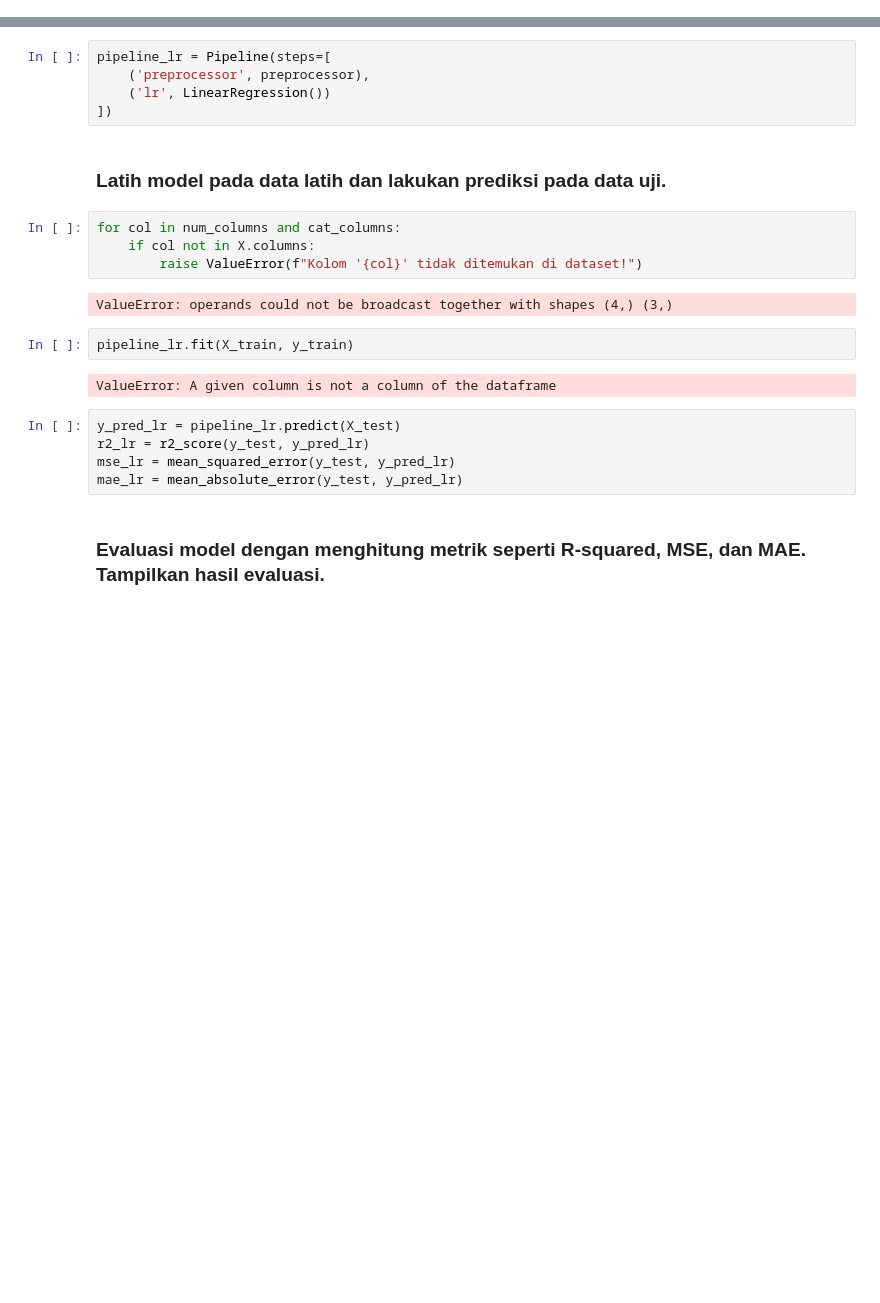
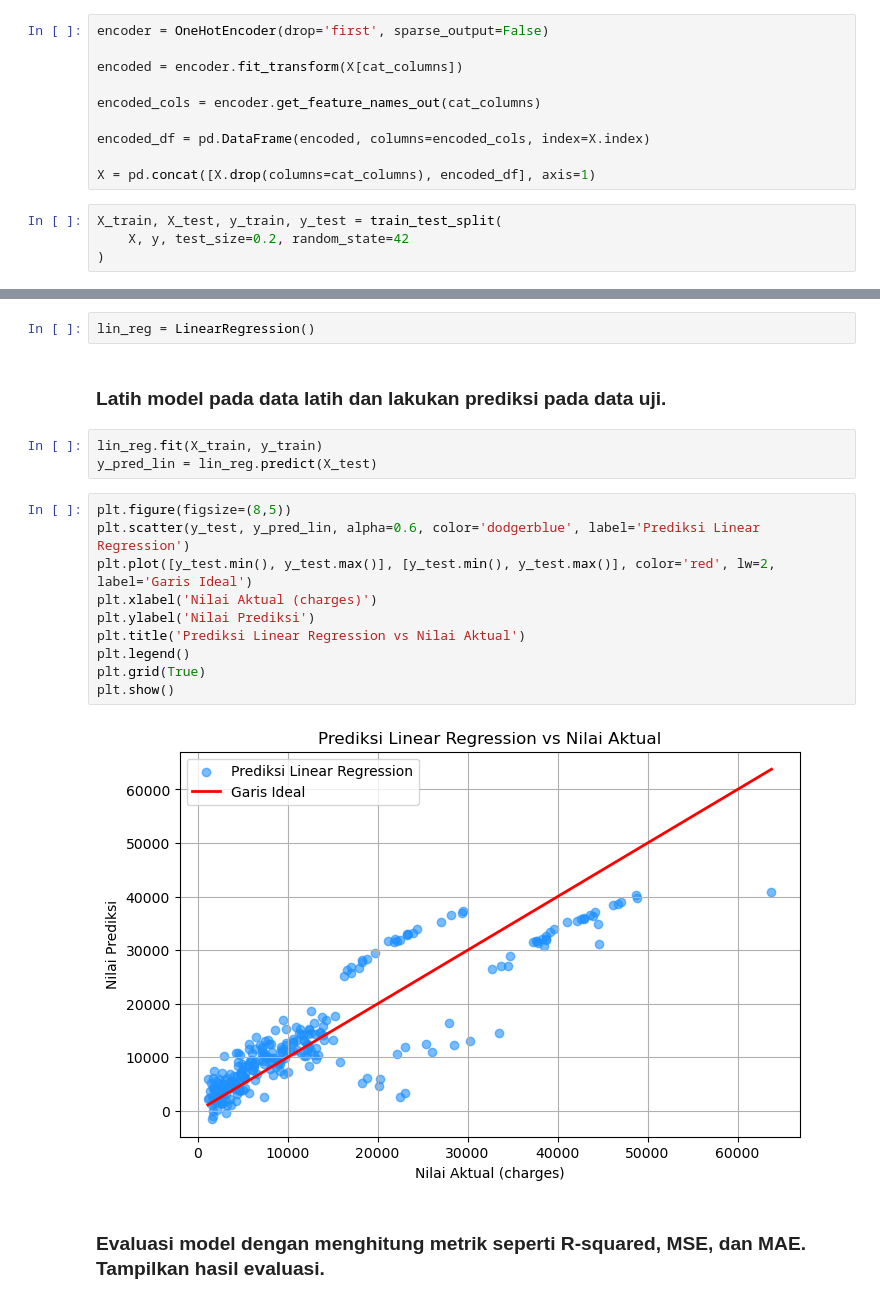
Before and after one commit to sukinnamz/Pembelajaran-Mesin, a Jupyter notebook: JS09_InnamaMaesaPutri.ipynb, the cells around one changed output, grey strips where cells are left out. Cells and saved outputs as stored; diff of their text form; blank space fills up the shorter version.

```diff
--- a/JS09_InnamaMaesaPutri.ipynb
+++ b/JS09_InnamaMaesaPutri.ipynb
@@ -518,27 +513,38 @@ preprocessor = ColumnTransformer(
+# %%
+encoder = OneHotEncoder(drop='first', sparse_output=False)
+
+encoded = encoder.fit_transform(X[cat_columns])
+
+encoded_cols = encoder.get_feature_names_out(cat_columns)
+
+encoded_df = pd.DataFrame(encoded, columns=encoded_cols, index=X.index)
+
+X = pd.concat([X.drop(columns=cat_columns), encoded_df], axis=1)
+# %%
+X_train, X_test, y_train, y_test = train_test_split(
+    X, y, test_size=0.2, random_state=42
+)
 # %% [markdown]
 ### Buat model multiple linear regression menggunakan Scikit-Learn.
 # %%
-pipeline_lr = Pipeline(steps=[
-    ('preprocessor', preprocessor),
-    ('lr', LinearRegression())
-])
+lin_reg = LinearRegression()
 # %% [markdown]
 ### Latih model pada data latih dan lakukan prediksi pada data uji.
-# %%
-for col in num_columns and cat_columns:
-    if col not in X.columns:
-        raise ValueError(f"Kolom '{col}' tidak ditemukan di dataset!")
-# %% [output]
-ValueError: operands could not be broadcast together with shapes (4,) (3,)
 # %%
-pipeline_lr.fit(X_train, y_train)
+lin_reg.fit(X_train, y_train)
+y_pred_lin = lin_reg.predict(X_test)
-# %% [output]
-ValueError: A given column is not a column of the dataframe
-# %%
-y_pred_lr = pipeline_lr.predict(X_test)
-r2_lr = r2_score(y_test, y_pred_lr)
-mse_lr = mean_squared_error(y_test, y_pred_lr)
-mae_lr = mean_absolute_error(y_test, y_pred_lr)
+# %%
+plt.figure(figsize=(8,5))
+plt.scatter(y_test, y_pred_lin, alpha=0.6, color='dodgerblue', label='Prediksi Linear Regression')
+plt.plot([y_test.min(), y_test.max()], [y_test.min(), y_test.max()], color='red', lw=2, label='Garis Ideal')
+plt.xlabel('Nilai Aktual (charges)')
+plt.ylabel('Nilai Prediksi')
+plt.title('Prediksi Linear Regression vs Nilai Aktual')
+plt.legend()
+plt.grid(True)
+plt.show()
+# %% [output]
+[figure, added]
 # %% [markdown]
 ### Evaluasi model dengan menghitung metrik seperti R-squared, MSE, dan MAE. Tampilkan hasil evaluasi.
 # %%
```
Also changed, not shown: parts of 9 cells of this notebook.
